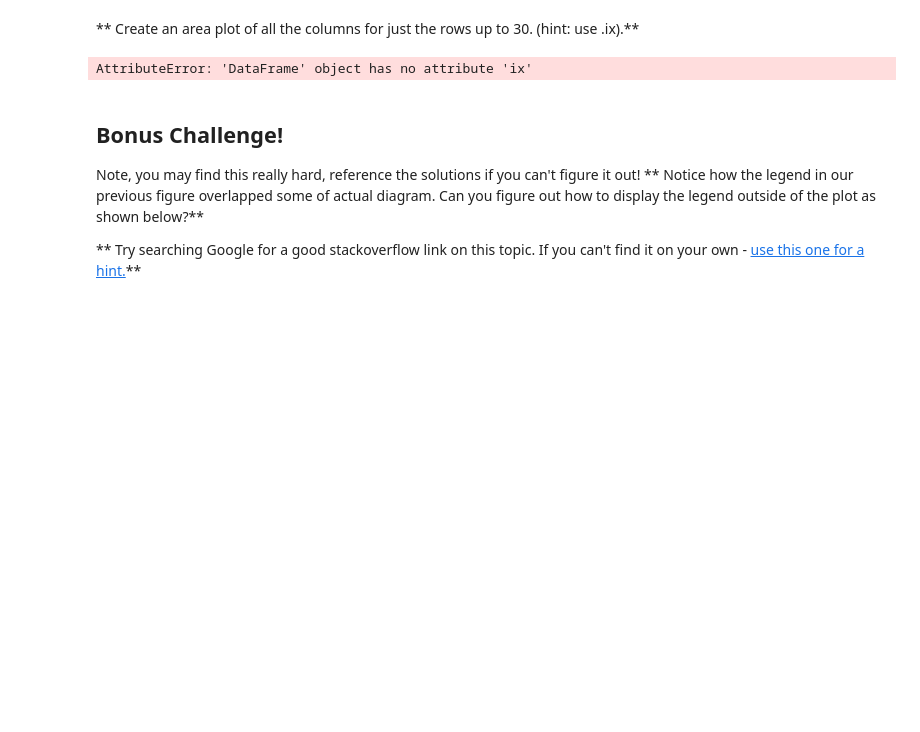
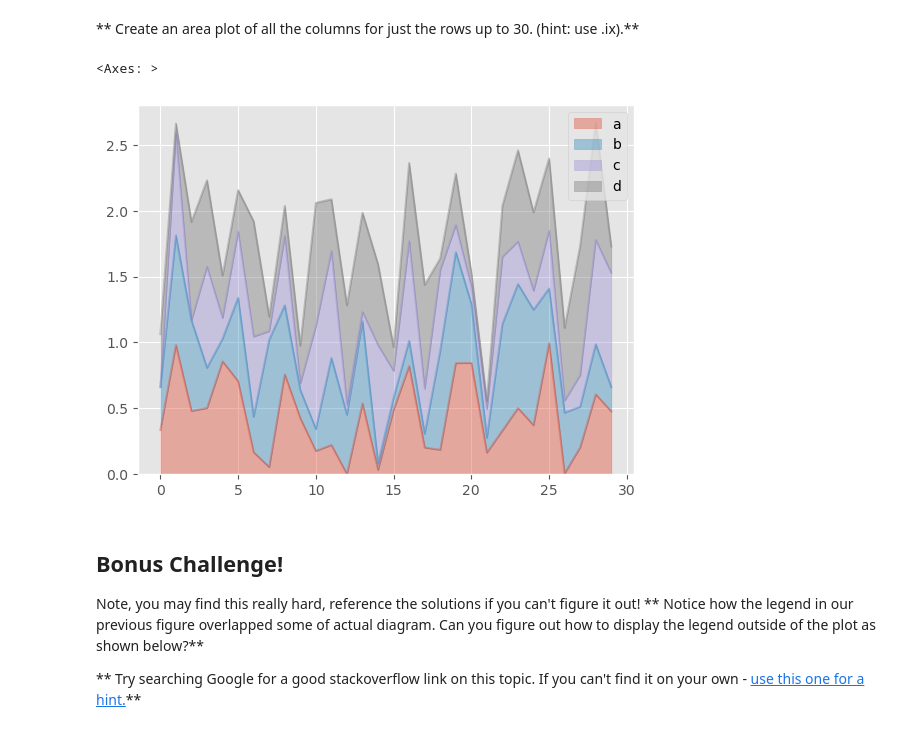
Before and after one commit to ShehanJay00/Learn---Python, a Jupyter notebook: Python for Data Science/07-Pandas-Built-in-Data-Viz/02-Pandas Data Visualization Exercise.ipynb, the cells around one changed output. Saved outputs shown, nothing was run; the diff lists cells and outputs as text; code cells hidden in the pictures; blank space fills up the shorter version.

```diff
--- a/Python for Data Science/07-Pandas-Built-in-Data-Viz/02-Pandas Data Visualization Exercise.ipynb
+++ b/Python for Data Science/07-Pandas-Built-in-Data-Viz/02-Pandas Data Visualization Exercise.ipynb
@@ -81,9 +81,10 @@ df3['d'].plot.density(lw=5,ls='--')
 # %% [markdown]
 ** Create an area plot of all the columns for just the rows up to 30. (hint: use .ix).**
 # %%
-df3.ix[0:30].plot.area(alpha=0.4)
+df3.iloc[0:30].plot.area(alpha=0.4)
 # %% [output]
-AttributeError: 'DataFrame' object has no attribute 'ix'
+<Axes: >
+[figure, added]
 # %% [markdown]
 ## Bonus Challenge!
 Note, you may find this really hard, reference the solutions if you can't figure it out!
```
Also changed, not shown: parts of 2 cells of this notebook, 3 other files.
